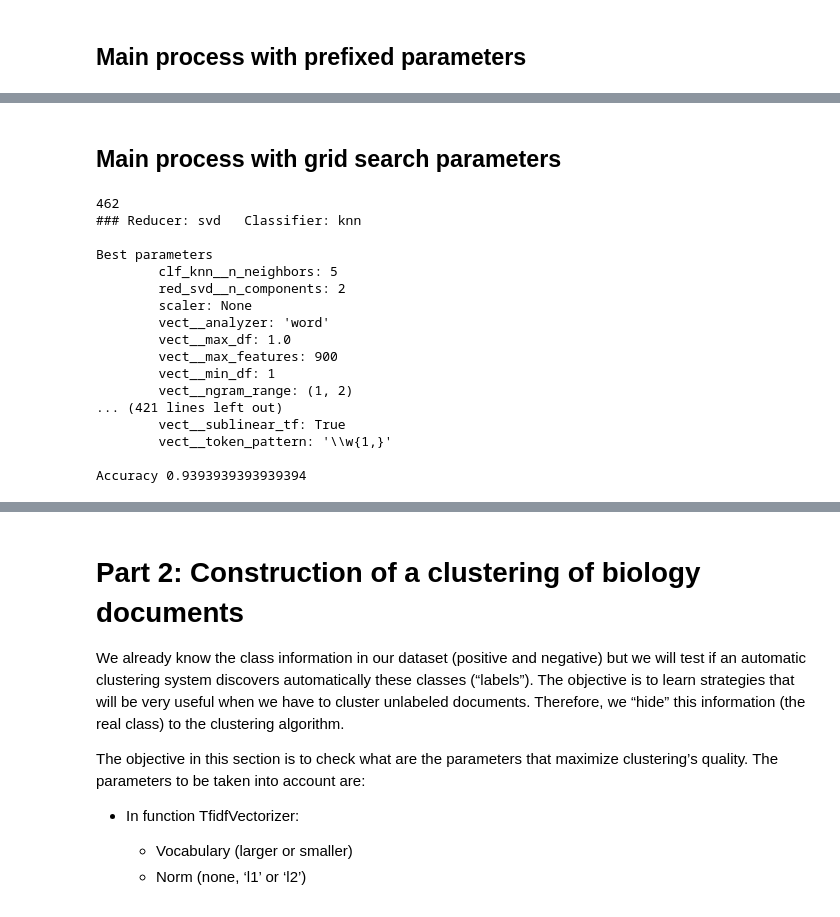
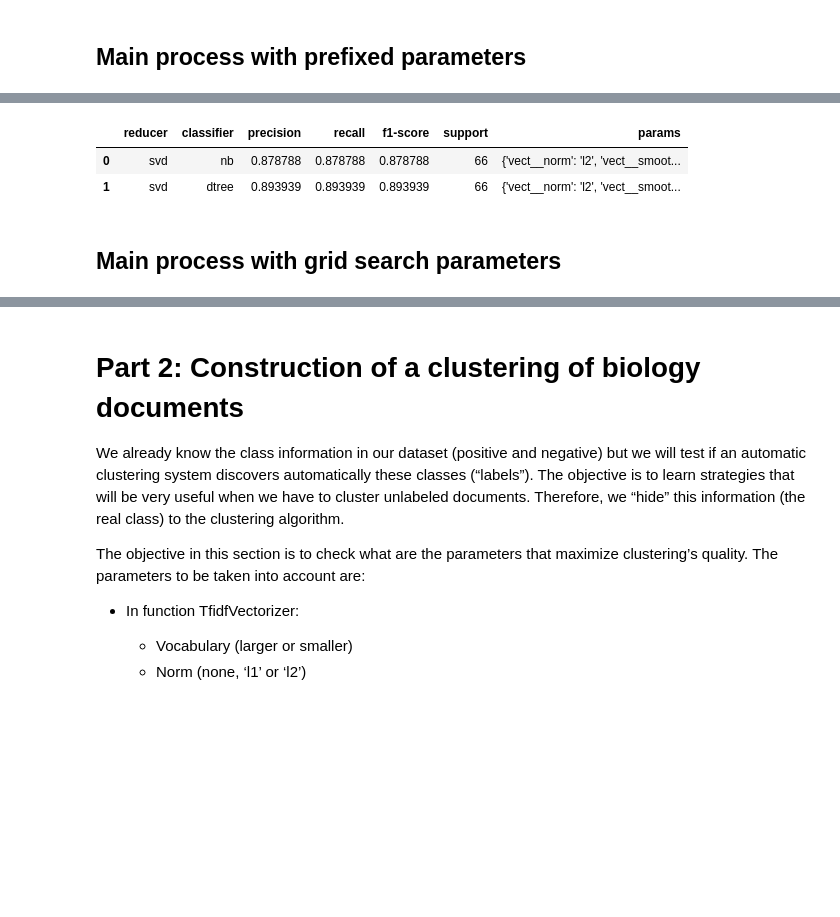
Before and after one commit to nandoide/MINTEX, a Jupyter notebook: TextMining_Assignment.ipynb, the cells around one changed output, grey strips where cells are left out. Cells and saved outputs as stored; diff of their text form; code cells hidden in the pictures; blank space fills up the shorter version.

```diff
--- a/TextMining_Assignment.ipynb
+++ b/TextMining_Assignment.ipynb
@@ -36,8 +36,8 @@ from sklearn.metrics import make_scorer
 random_state=0
 # %%
 # Data loading
-#NROWS = sys.maxsize
-NROWS = 50
+NROWS = sys.maxsize
+#NROWS = 100
 ## Negative dataset
 df_neg = pd.read_csv('./practica_clase/PRECISION_MEDICINE/negative_training_abstracts.tsv', sep='\t',
                      header=None, nrows = NROWS)
@@ -330,34 +347,33 @@ def process_classifications_grid(X_train, y_train, X_test, y_test, parameters, c
 ## Main process with prefixed parameters
 # %%
 VERBOSE = False
+# More stop words
+eng_and_custom_stopwords = improve_stop_words(X_train, 200)
+reducers = ['svd']
+classifiers = ['nb', 'dtree', 'svc']
+
 # First set of parameters
-param_set_1 = {
+param_ini = {
     'vect__norm': None,
     'vect__smooth_idf': True,
     'vect__sublinear_tf': True,
     'vect__max_features': 1000,
-    'vect__min_df': 6,
+    'vect__min_df': 1,
+    'vect__max_df': 1.,
     'vect__stop_words': 'english',
     'vect__strip_accents' : 'unicode',
     'vect__analyzer' : 'word',
-    'vect__token_pattern': r'\w{1,}',
+    #'vect__token_pattern': r'\w{1,}',
     'vect__ngram_range' : (1, 2),
     'scaler' : None,
     'red_kbest__k' : 3,
     'red_percentile__score_func' : f_classif,
     'red_percentile__percentile' : 10,
-    #'scaler__with_mean' : False,
     'vect__norm': 'l2',
-    'red_svd__n_components': 40,
-    'clf_knn__n_neighbors' : 2,
+    'red_svd__n_components': 10,
+    'clf_knn__n_neighbors' : 8,
 }
 
-# More stop words
-eng_and_custom_stopwords = improve_stop_words(X_train, 200)
-param_set_1['vect__stop_words'] = eng_and_custom_stopwords
-
-data_classifier = process_classifications(X_train, y_train, X_test, y_test, param_set_1,
-                             reducers=REDUCERS, classifiers=CLASSIFIERS)
-
-#process_classifications(X_train, y_train, X_test, y_test, param_set_1)
+df_metrics_fixed = process_classifications(X_train, y_train, X_test, y_test, param_ini,
+                             reducers=reducers, classifiers=classifiers)
 # %% [output]
@@ -403,44 +389,8 @@ plt.plot(data_classifier['accuracy'].values);
+# %%
+display(df_metrics_fixed)
+# %% [output]
+|  | reducer | classifier | precision | recall | f1-score | support | params |
+| 0 | svd | nb | 0.878788 | 0.878788 | 0.878788 | 66 | {'vect__norm': 'l2', 'vect__smoot... |
+| 1 | svd | dtree | 0.893939 | 0.893939 | 0.893939 | 66 | {'vect__norm': 'l2', 'vect__smoot... |
 # %% [markdown]
 ## Main process with grid search parameters
-# %%
-parameters_grid = {
-    'vect__norm': ['l1', 'l2', None],
-    'vect__smooth_idf': [True],
-    'vect__sublinear_tf': [True],
-    'vect__max_features': [900, 1000],
-    'vect__min_df': [1, 5, 6],
-    'vect__max_df': [1., 5., 6],
-    'vect__stop_words': [None, 'english', eng_and_custom_stopwords],
-    'vect__strip_accents' : ['unicode'],
-    'vect__analyzer' : ['word'],
-    'vect__token_pattern': [r'\w{1,}'],
-    'vect__ngram_range' : [(1, 2)],
-    'scaler' : [None],
-    'red_svd__n_components': [2, 30, 40],
-    'clf_knn__n_neighbors' : [2, 5],
-    'red_percentile__score_func' : [f_classif],
-    'red_percentile__percentile' : [10],
-    'red_kbest__k' : [3]
-}
-
-eng_and_custom_stopwords = improve_stop_words(X_train, 200)
-#prediction_metrics_grid(X_train, y_train, X_test, y_test, parameters_grid, reducer='svd', classifier="knn", cv=2)
-data_classifier_grid = process_classifications_grid(X_train, y_train, X_test, y_test, parameters_grid, cv=3)
-# %% [output]
-462
-### Reducer: svd   Classifier: knn
-
-Best parameters
-        clf_knn__n_neighbors: 5
-        red_svd__n_components: 2
-        scaler: None
-        vect__analyzer: 'word'
-        vect__max_df: 1.0
-        vect__max_features: 900
-        vect__min_df: 1
-        vect__ngram_range: (1, 2)
-... (421 lines left out)
-        vect__sublinear_tf: True
-        vect__token_pattern: '\\w{1,}'
-
-Accuracy 0.9393939393939394
```
Also changed, not shown: parts of 18 cells of this notebook.
